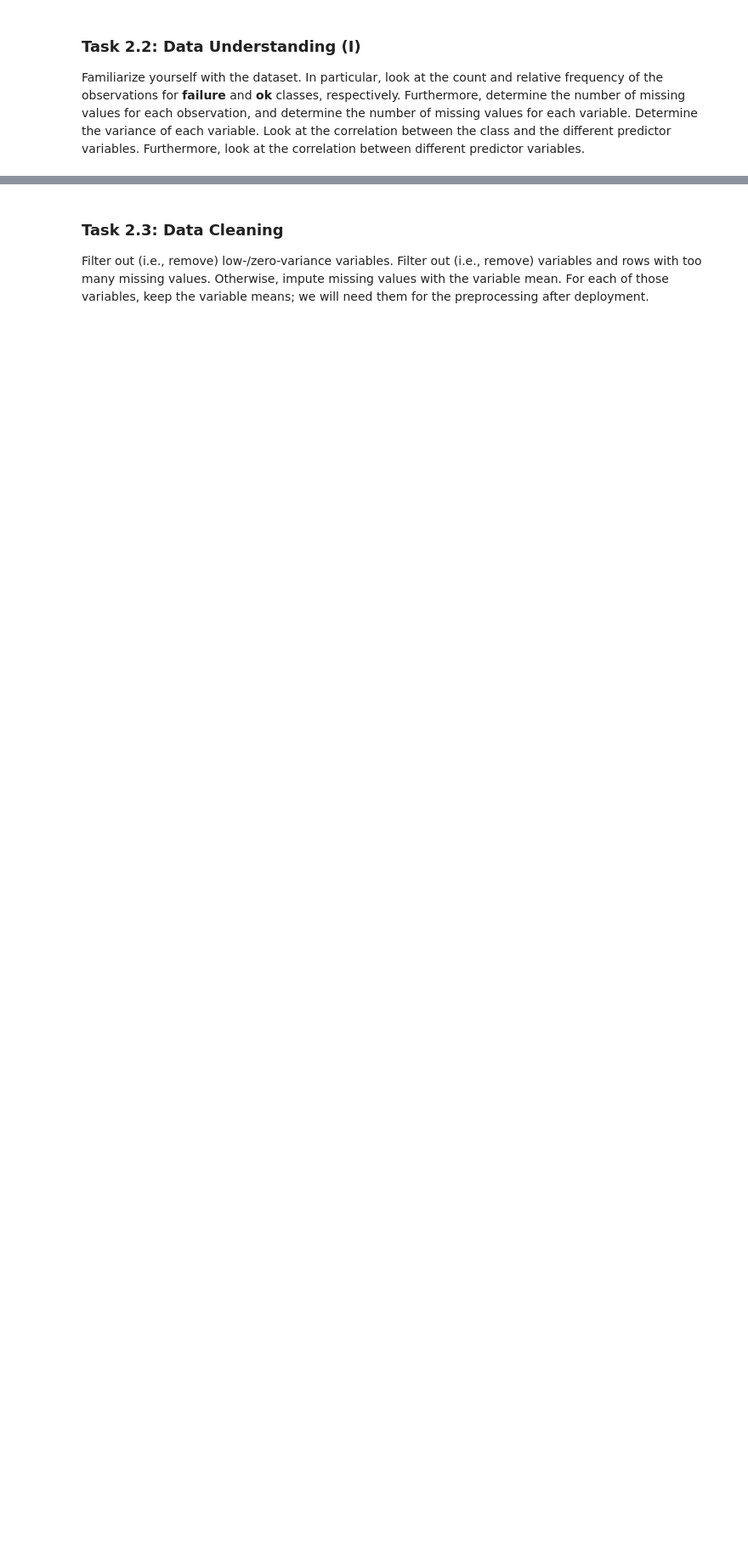
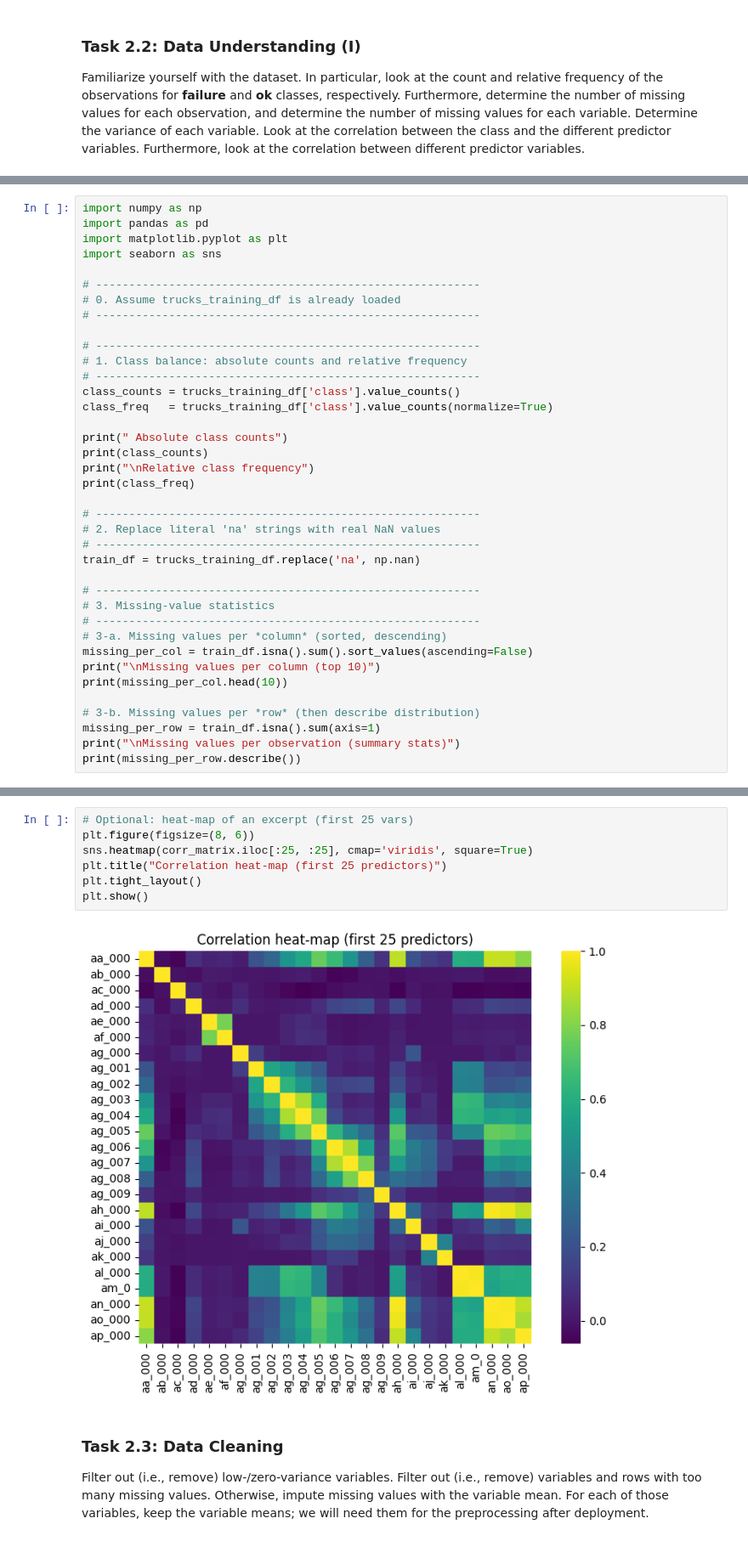
Before and after one commit to borondzhiyan/PS3, a Jupyter notebook: 03-classification.ipynb, the cells around one changed output, grey strips where cells are left out. Shown: that part at 85% size. Saved outputs shown, nothing was run; the diff lists cells and outputs as text; blank space fills up the shorter version.

```diff
--- a/03-classification.ipynb
+++ b/03-classification.ipynb
@@ -574,0 +467,38 @@ ae_000  0.037248  0.015125  0.001112  0.011808  1.000000
+# %%
+import numpy as np
+import pandas as pd
+import matplotlib.pyplot as plt
+import seaborn as sns
+
+# ----------------------------------------------------------
+# 0. Assume trucks_training_df is already loaded
+# ----------------------------------------------------------
+
+# ----------------------------------------------------------
+# 1. Class balance: absolute counts and relative frequency
+# ----------------------------------------------------------
+class_counts = trucks_training_df['class'].value_counts()
+class_freq   = trucks_training_df['class'].value_counts(normalize=True)
+
+print(" Absolute class counts")
+print(class_counts)
+print("\nRelative class frequency")
+print(class_freq)
+
+# ----------------------------------------------------------
+# 2. Replace literal 'na' strings with real NaN values
+# ----------------------------------------------------------
+train_df = trucks_training_df.replace('na', np.nan)
+
+# ----------------------------------------------------------
+# 3. Missing-value statistics
+# ----------------------------------------------------------
+# 3-a. Missing values per *column* (sorted, descending)
+missing_per_col = train_df.isna().sum().sort_values(ascending=False)
+print("\nMissing values per column (top 10)")
+print(missing_per_col.head(10))
+
+# 3-b. Missing values per *row* (then describe distribution)
+missing_per_row = train_df.isna().sum(axis=1)
+print("\nMissing values per observation (summary stats)")
+print(missing_per_row.describe())
@@ -575,3 +593,12 @@ ae_000  0.037248  0.015125  0.001112  0.011808  1.000000
+# %%
+# Optional: heat-map of an excerpt (first 25 vars)
+plt.figure(figsize=(8, 6))
+sns.heatmap(corr_matrix.iloc[:25, :25], cmap='viridis', square=True)
+plt.title("Correlation heat-map (first 25 predictors)")
+plt.tight_layout()
+plt.show()
+# %% [output]
+[figure, added]
 # %% [markdown]
 ### Task 2.3: Data Cleaning
 
```
Also changed, not shown: parts of 21 cells of this notebook, 2 other files.
